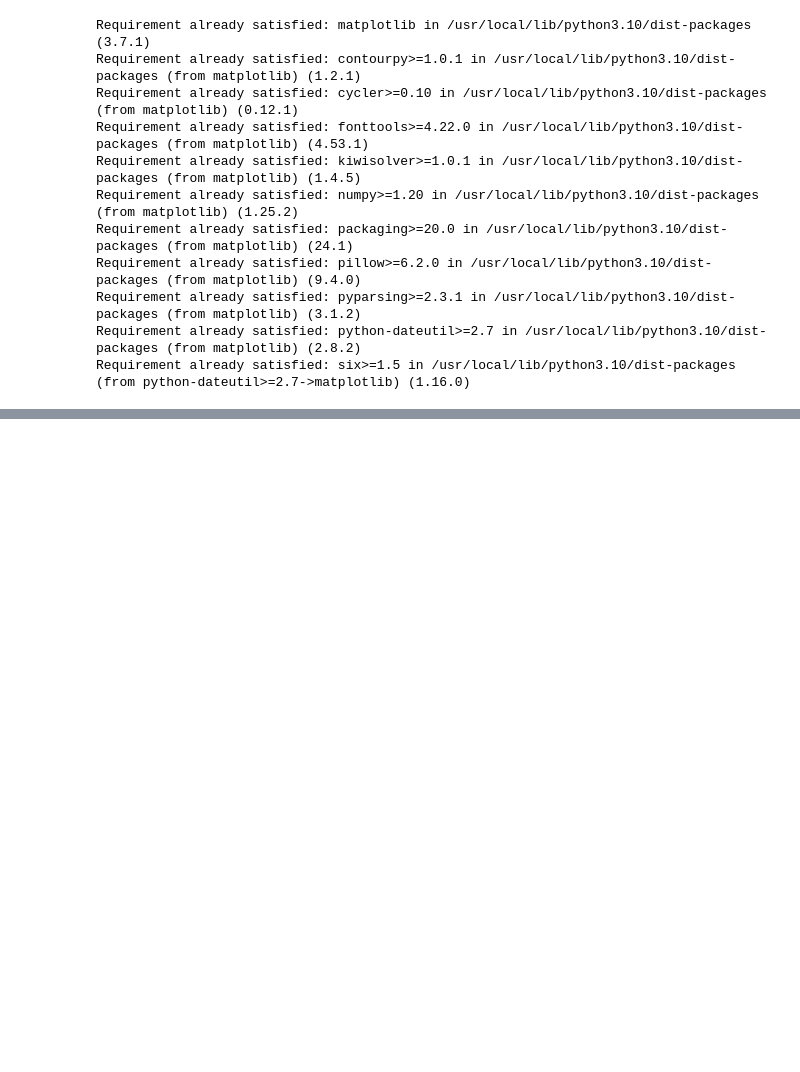
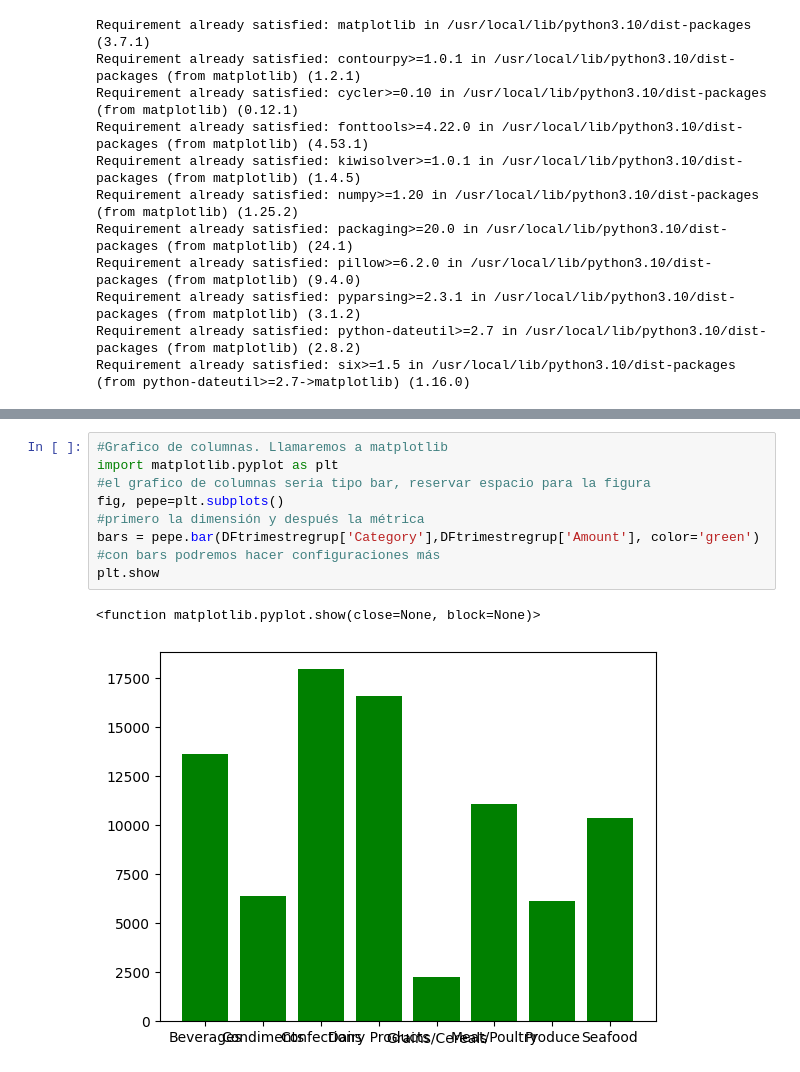
Before and after one commit to rvagelet/Python, a Jupyter notebook: 17072024.ipynb, the cells around one changed output, grey strips where cells are left out. Saved outputs shown, nothing was run; the diff lists cells and outputs as text; blank space fills up the shorter version.

```diff
--- a/17072024.ipynb
+++ b/17072024.ipynb
@@ -356,0 +386,12 @@ Requirement already satisfied: six>=1.5 in /usr/local/lib/python3.10/dist-packag
+# %%
+#Grafico de columnas. Llamaremos a matplotlib
+import matplotlib.pyplot as plt
+#el grafico de columnas seria tipo bar, reservar espacio para la figura
+fig, pepe=plt.subplots()
+#primero la dimensión y después la métrica
+bars = pepe.bar(DFtrimestregrup['Category'],DFtrimestregrup['Amount'], color='green')
+#con bars podremos hacer configuraciones más
+plt.show
+# %% [output]
+<function matplotlib.pyplot.show(close=None, block=None)>
+[figure, added]
```
Also changed, not shown: parts of 3 cells of this notebook.
